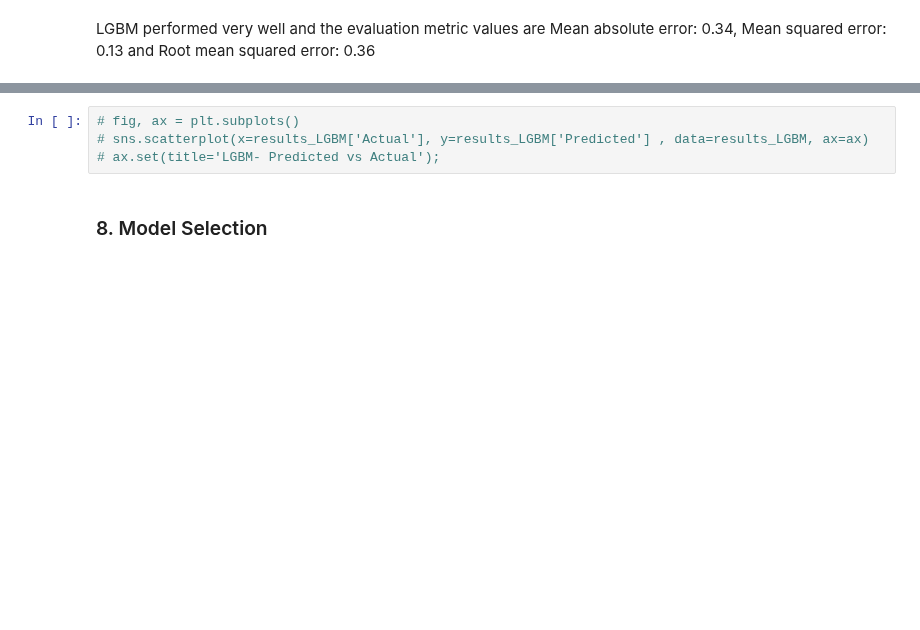
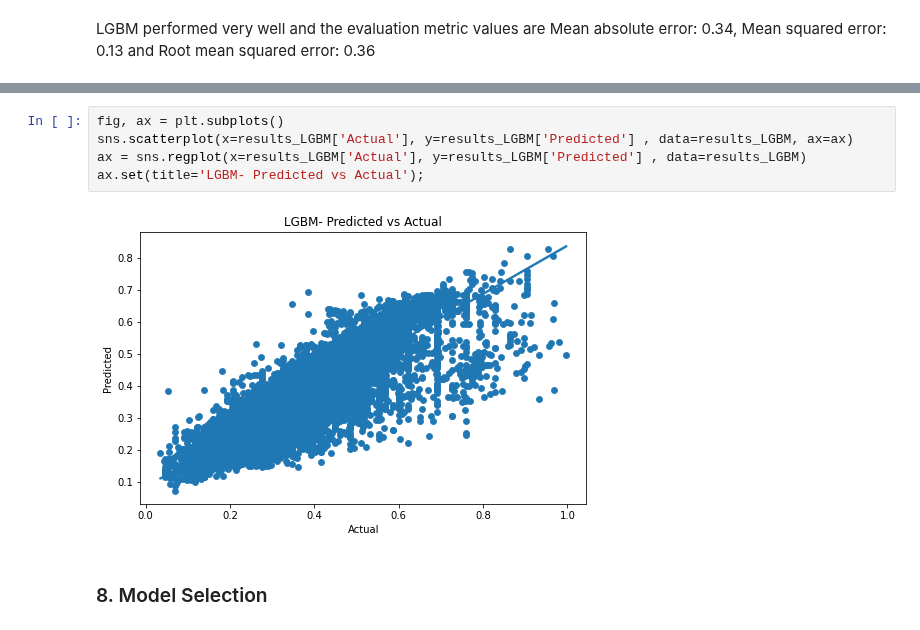
Before and after one commit to aanysofia/Cost-Prediction, a Jupyter notebook: ML_Cost_Prediction.ipynb, the cells around one changed output, grey strips where cells are left out. Saved outputs shown, nothing was run; the diff lists cells and outputs as text; blank space fills up the shorter version.

```diff
--- a/ML_Cost_Prediction.ipynb
+++ b/ML_Cost_Prediction.ipynb
@@ -723,7 +723,10 @@ results_LGBM.describe()
 # %%
-# fig, ax = plt.subplots()
-# sns.scatterplot(x=results_LGBM['Actual'], y=results_LGBM['Predicted'] , data=results_LGBM, ax=ax)
-# ax.set(title='LGBM- Predicted vs Actual');
+fig, ax = plt.subplots()
+sns.scatterplot(x=results_LGBM['Actual'], y=results_LGBM['Predicted'] , data=results_LGBM, ax=ax)
+ax = sns.regplot(x=results_LGBM['Actual'], y=results_LGBM['Predicted'] , data=results_LGBM)
+ax.set(title='LGBM- Predicted vs Actual');
+# %% [output]
+[figure, added]
 # %% [markdown]
 ### 8. Model Selection
 # %% [markdown]
```
Also changed, not shown: parts of 25 cells of this notebook.
